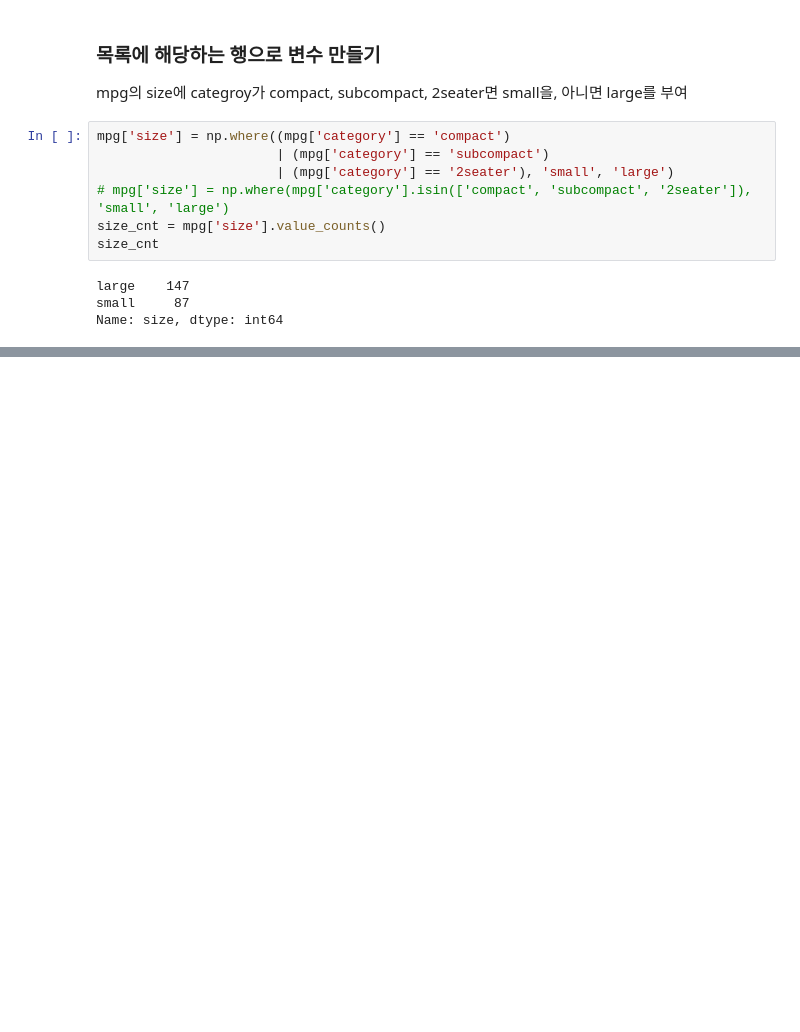
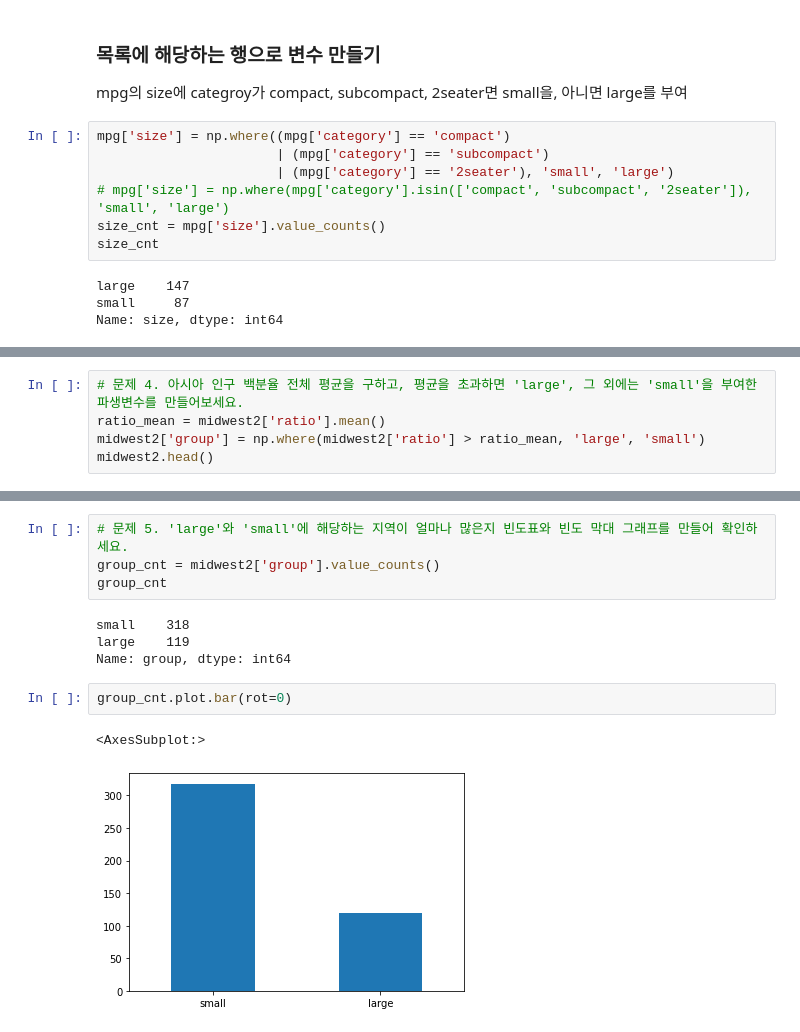
Before and after one commit to seojung-kim/doit_python_data_analysis, a Jupyter notebook: 05/05.ipynb, the cells around one changed output, grey strips where cells are left out. Drawn from its saved outputs; the diff is of its cells as text; blank space fills up the shorter version.

```diff
--- a/05/05.ipynb
+++ b/05/05.ipynb
@@ -403,0 +510,5 @@ Name: size, dtype: int64
+# %%
+# 문제 4. 아시아 인구 백분율 전체 평균을 구하고, 평균을 초과하면 'large', 그 외에는 'small'을 부여한 파생변수를 만들어보세요.
+ratio_mean = midwest2['ratio'].mean()
+midwest2['group'] = np.where(midwest2['ratio'] > ratio_mean, 'large', 'small')
+midwest2.head()
@@ -403,0 +523,13 @@ Name: size, dtype: int64
+# %%
+# 문제 5. 'large'와 'small'에 해당하는 지역이 얼마나 많은지 빈도표와 빈도 막대 그래프를 만들어 확인하세요.
+group_cnt = midwest2['group'].value_counts()
+group_cnt
+# %% [output]
+small    318
+large    119
+Name: group, dtype: int64
+# %%
+group_cnt.plot.bar(rot=0)
+# %% [output]
+<AxesSubplot:>
+[figure, added]
```
Also changed, not shown: parts of 11 cells of this notebook, 10 other files.
